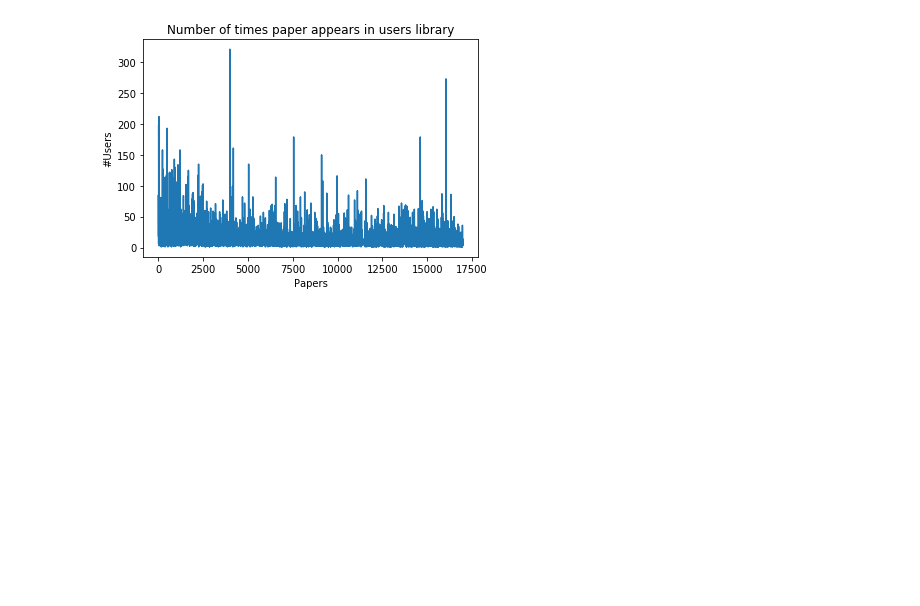
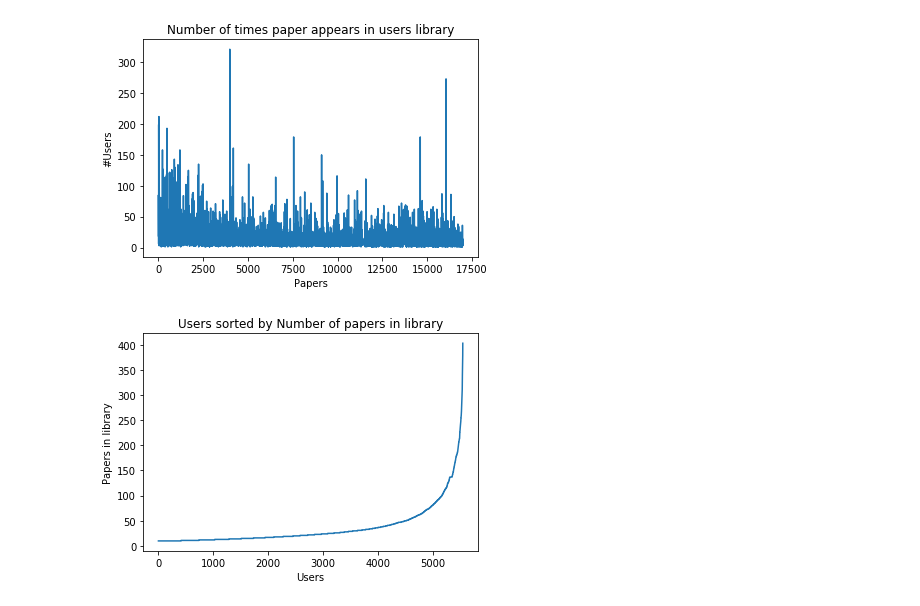
Before and after one commit to midNight-jam/CMPE295B_Recommendation_System_for_Scietific_Literature, a Jupyter notebook: zzSVD/visualization.ipynb, the cells around one changed output. Saved outputs shown, nothing was run; the diff lists cells and outputs as text; code cells hidden in the pictures; blank space fills up the shorter version.

Commit message:
visualization

```diff
--- a/zzSVD/visualization.ipynb
+++ b/zzSVD/visualization.ipynb
@@ -25,3 +25,17 @@ plt.title('Number of times paper appears in users library')
 plt.show()
 # %% [output]
 [figure]
+# %%
+import numpy as np
+import matplotlib.pyplot as plt
+import data
+
+mat = data.read_and_create_user_LibCount()
+mat.sort()
+plt.plot(mat)
+plt.xlabel('Users')
+plt.ylabel('Papers in library')
+plt.title('Users sorted by Number of papers in library')
+plt.show()
+# %% [output]
+[figure, added]
```
Also changed, not shown: parts of 2 cells of this notebook.
